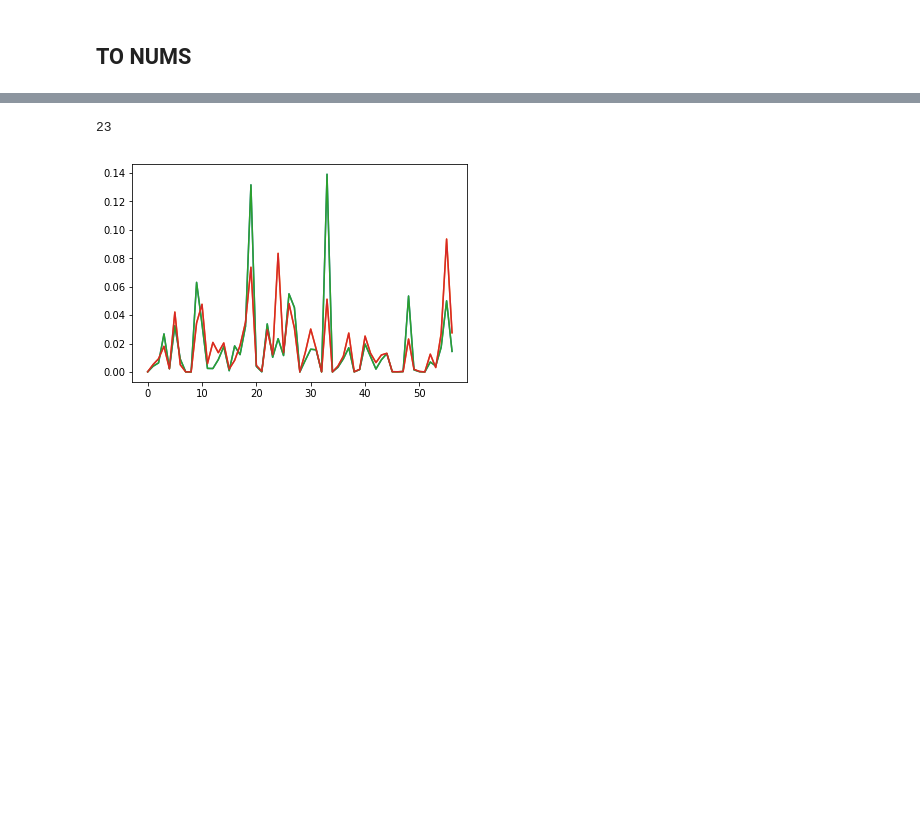
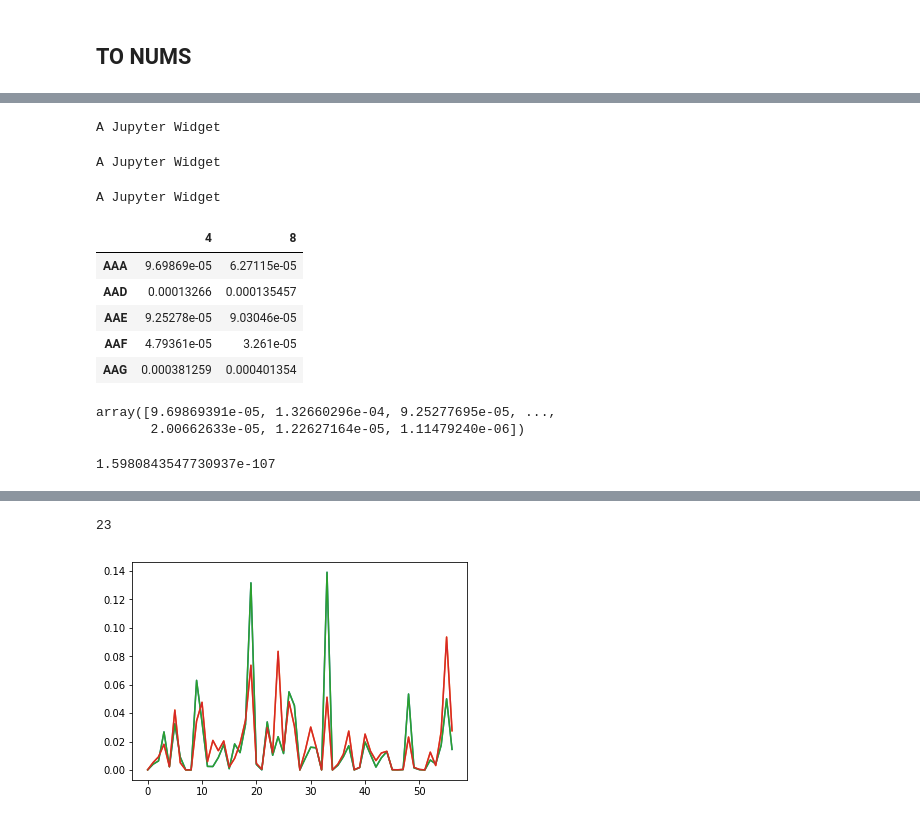
Before and after one commit to rykachevskiy/t-killer-or-t-helper, a Jupyter notebook: Investigator.ipynb, the cells around one changed output, grey strips where cells are left out. Saved outputs shown, nothing was run; the diff lists cells and outputs as text; code cells hidden in the pictures; blank space fills up the shorter version.

```diff
--- a/Investigator.ipynb
+++ b/Investigator.ipynb
@@ -37,4 +16,0 @@ CDR2_add = ["YNCKEF", "SYGVQD", "FCSWTL", 'FRS_SI', "FQNENV", "FQNEEL", "FQNEQV"
-# %%
-for i, gene in enumerate(not_presented):
-    CDR1_to_seq[gene] = CDR1_add[i]
-    CDR2_to_seq[gene] = CDR2_add[i]
@@ -200,0 +266,6 @@ np.save("../data/Dv_PB/y", y)
+# %%
+s4_3 = all_ngrams(t4_fin["CDR3aa"].values, 3)
+s8_3 = all_ngrams(t8_fin["CDR3aa"].values, 3)
+# %% [output]
+A Jupyter Widget
+A Jupyter Widget
@@ -200,0 +276,18 @@ np.save("../data/Dv_PB/y", y)
+# %%
+for ngramm in tqdm_notebook(sorted(list(intersection_3))):
+    intersection_with_counts.loc[ngramm, 4] = s4_3[ngramm]
+    intersection_with_counts.loc[ngramm, 8] = s8_3[ngramm]
+
+intersection_with_counts[4] = intersection_with_counts[4] / intersection_with_counts[4].sum()
+intersection_with_counts[8] = intersection_with_counts[8] / intersection_with_counts[8].sum()
+# %% [output]
+A Jupyter Widget
+# %%
+intersection_with_counts.head()
+# %% [output]
+|  | 4 | 8 |
+| AAA | 9.69869e-05 | 6.27115e-05 |
+| AAD | 0.00013266 | 0.000135457 |
+| AAE | 9.25278e-05 | 9.03046e-05 |
+| AAF | 4.79361e-05 | 3.261e-05 |
+| AAG | 0.000381259 | 0.000401354 |
@@ -200,0 +296,5 @@ np.save("../data/Dv_PB/y", y)
+# %%
+intersection_with_counts[4].values.astype(float)
+# %% [output]
+array([9.69869391e-05, 1.32660296e-04, 9.25277695e-05, ...,
+       2.00662633e-05, 1.22627164e-05, 1.11479240e-06])
@@ -200,0 +306,4 @@ np.save("../data/Dv_PB/y", y)
+# %%
+distributions.kstwobign.sf(D*np.sqrt(sum([len(x) for x in t4_fin['CDR3aa'].values])))
+# %% [output]
+1.5980843547730937e-107
```
Also changed, not shown: parts of 95 cells of this notebook, 2 other files.
